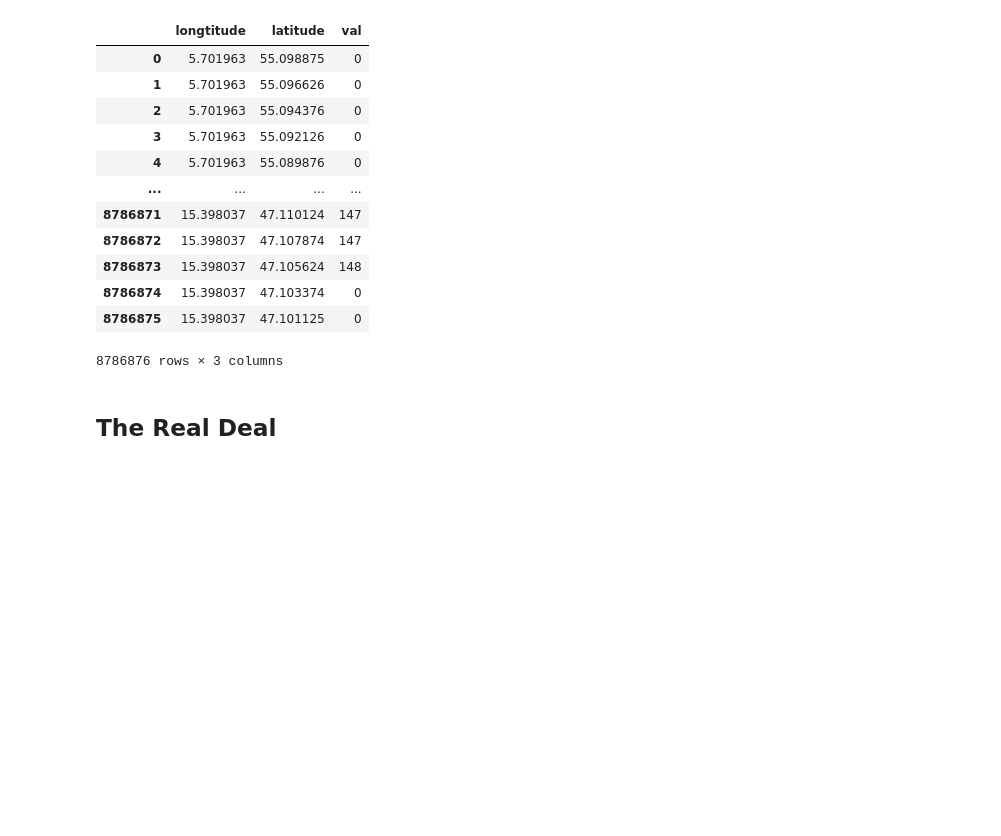
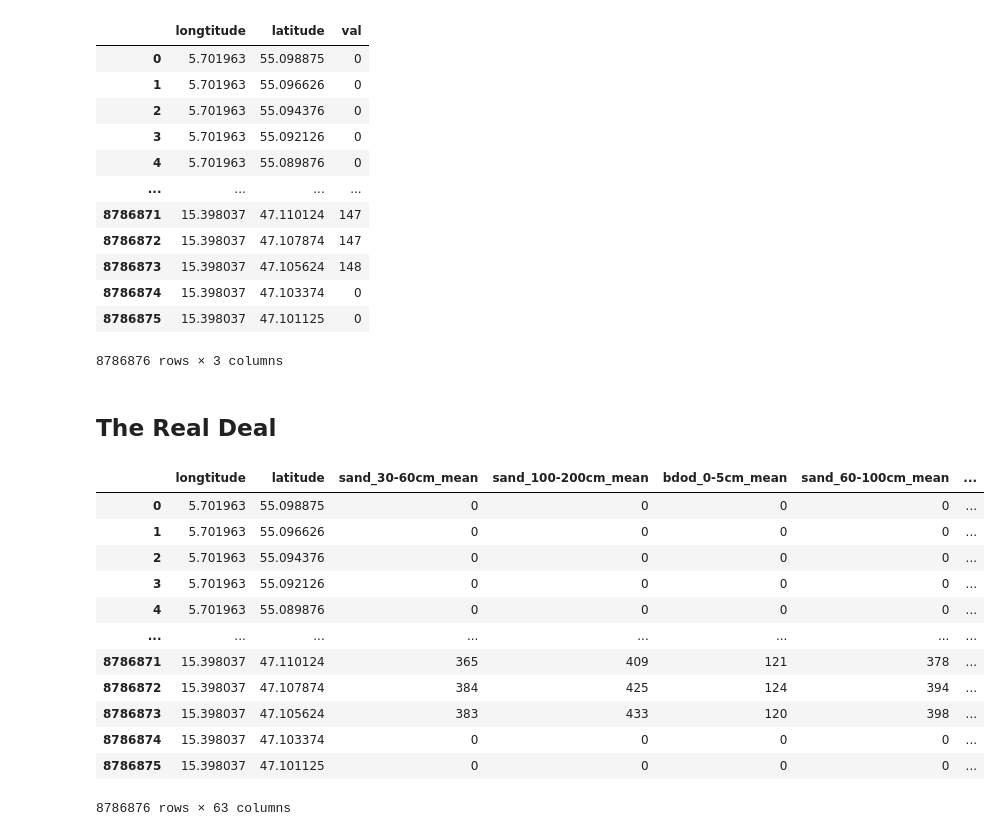
Before and after one commit to TmtStss/biodiversipy, a Jupyter notebook: notebooks/SoilGrids Final Product.ipynb, the cells around one changed output. Saved outputs shown, nothing was run; the diff lists cells and outputs as text; code cells hidden in the pictures; blank space fills up the shorter version.

Commit message:
The notebook now successfully gets all 61 features from soilgrids into one merged df csv. Tried to copy that into the packages but might have some mistakes with the path.

```diff
--- a/notebooks/SoilGrids Final Product.ipynb
+++ b/notebooks/SoilGrids Final Product.ipynb
@@ -215,3 +191,35 @@ def dick_of_df_creator():
     return output_dick
 # %%
 dic_of_df = dick_of_df_creator()
+# %%
+def dic_to_merged_data(dictionary_of_dfs):
+
+    # sets df as first dataframe in dictionary
+
+    df = dic_of_df[list(dic_of_df.keys())[0]]
+
+    # merges every other dataframe in dictionary
+
+    for i in range(1, len(dic_of_df.keys())):
+
+        df = df.merge(dic_of_df[list(dic_of_df.keys())[i]], on = ["longtitude", "latitude"])
+
+    return df
+# %%
+merged_df = dic_to_merged_data(dic_of_df)
+# %%
+merged_df
+# %% [output]
+|  | longtitude | latitude | sand_30-60cm_mean | sand_100-200cm_mean | bdod_0-5cm_mean | sand_60-100cm_mean | ... |
+| 0 | 5.701963 | 55.098875 | 0 | 0 | 0 | 0 | ... |
+| 1 | 5.701963 | 55.096626 | 0 | 0 | 0 | 0 | ... |
+| 2 | 5.701963 | 55.094376 | 0 | 0 | 0 | 0 | ... |
+| 3 | 5.701963 | 55.092126 | 0 | 0 | 0 | 0 | ... |
+| 4 | 5.701963 | 55.089876 | 0 | 0 | 0 | 0 | ... |
+| ... | ... | ... | ... | ... | ... | ... | ... |
+| 8786871 | 15.398037 | 47.110124 | 365 | 409 | 121 | 378 | ... |
+| 8786872 | 15.398037 | 47.107874 | 384 | 425 | 124 | 394 | ... |
+| 8786873 | 15.398037 | 47.105624 | 383 | 433 | 120 | 398 | ... |
+| 8786874 | 15.398037 | 47.103374 | 0 | 0 | 0 | 0 | ... |
+| 8786875 | 15.398037 | 47.101125 | 0 | 0 | 0 | 0 | ... |
+8786876 rows × 63 columns
```
Also changed, not shown: parts of 8 cells of this notebook, 2 other files.
